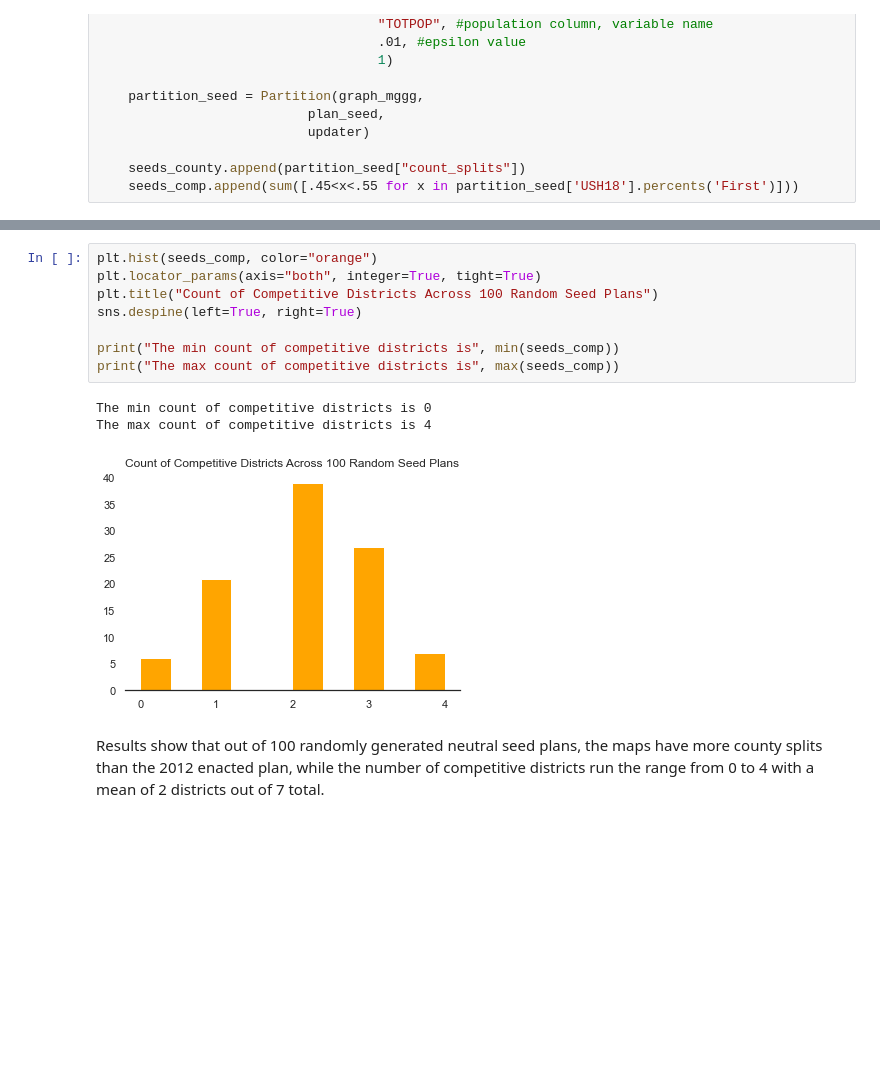
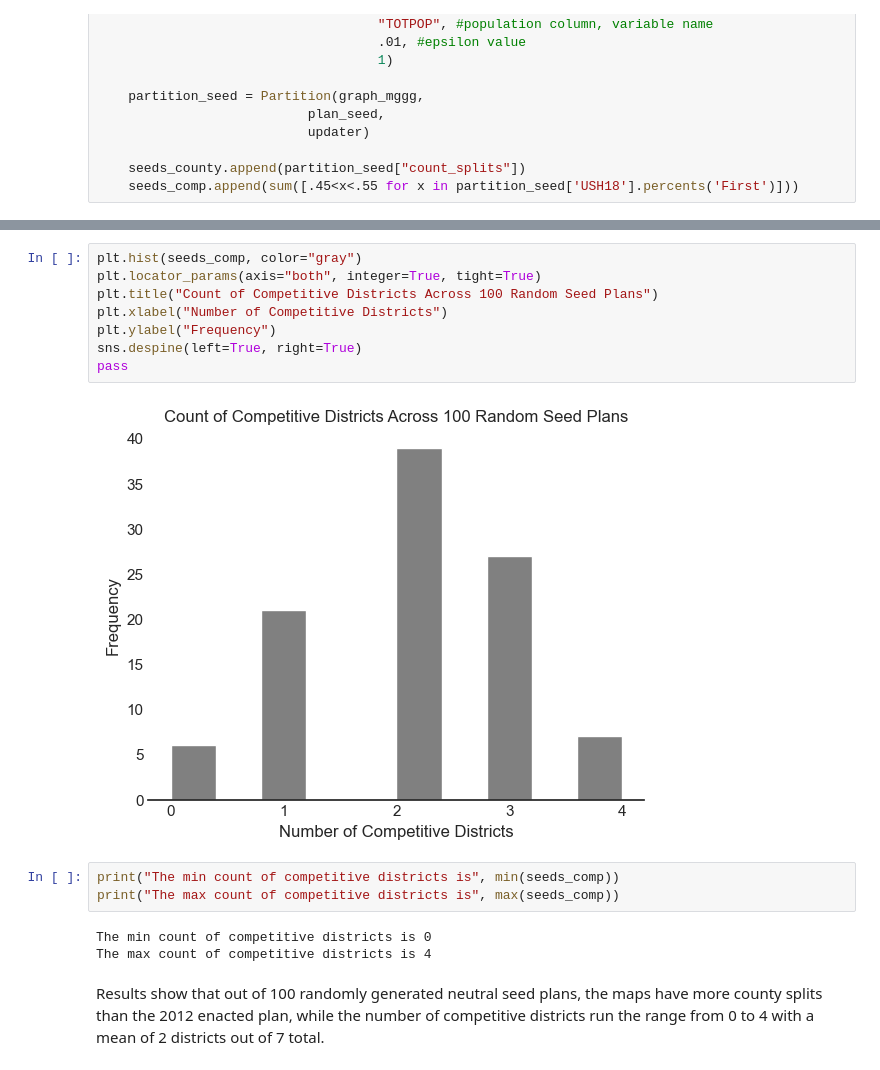
Before and after one commit to uwescience/dssg2021-redistricting, a Jupyter notebook: Colorado/02_CO_EDA_Modeling_Decisions.ipynb, the cells around one changed output, grey strips where cells are left out. Cells and saved outputs as stored; diff of their text form; blank space fills up the shorter version.

```diff
--- a/Colorado/02_CO_EDA_Modeling_Decisions.ipynb
+++ b/Colorado/02_CO_EDA_Modeling_Decisions.ipynb
@@ -352,15 +359,19 @@ The max count of county splits is 30
 # %%
-plt.hist(seeds_comp, color="orange")
+plt.hist(seeds_comp, color="gray")
 plt.locator_params(axis="both", integer=True, tight=True)
 plt.title("Count of Competitive Districts Across 100 Random Seed Plans")
+plt.xlabel("Number of Competitive Districts")
+plt.ylabel("Frequency")
 sns.despine(left=True, right=True)
-
-print("The min count of competitive districts is", min(seeds_comp))
-print("The max count of competitive districts is", max(seeds_comp))
+pass
 # %% [output]
-The min count of competitive districts is 0
-The max count of competitive districts is 4
-[figure, old version]
+[figure, new version]
+# %%
+print("The min count of competitive districts is", min(seeds_comp))
+print("The max count of competitive districts is", max(seeds_comp))
+# %% [output]
+The min count of competitive districts is 0
+The max count of competitive districts is 4
 # %% [markdown]
 Results show that out of 100 randomly generated neutral seed plans, the maps have more county splits than the 2012 enacted plan, while the number of competitive districts run the range from 0 to 4 with a mean of 2 districts out of 7 total.
 # %% [markdown]
```
Also changed, not shown: parts of 49 cells of this notebook.
